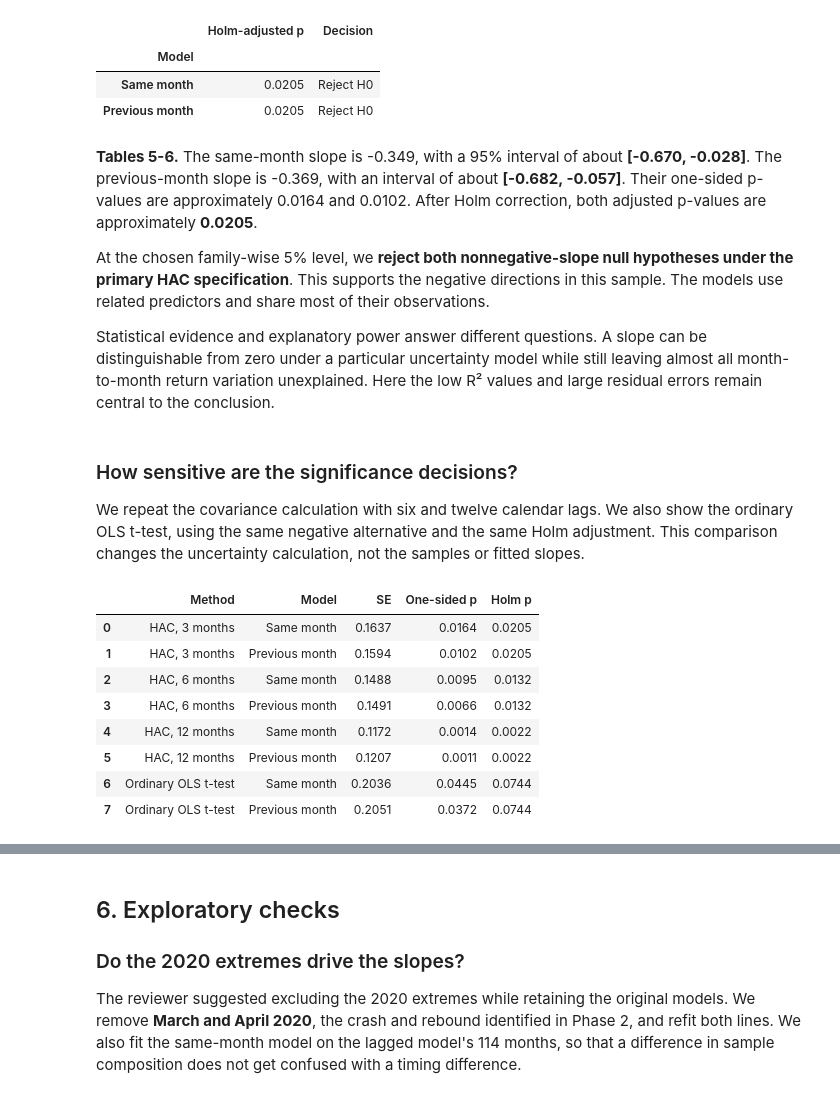
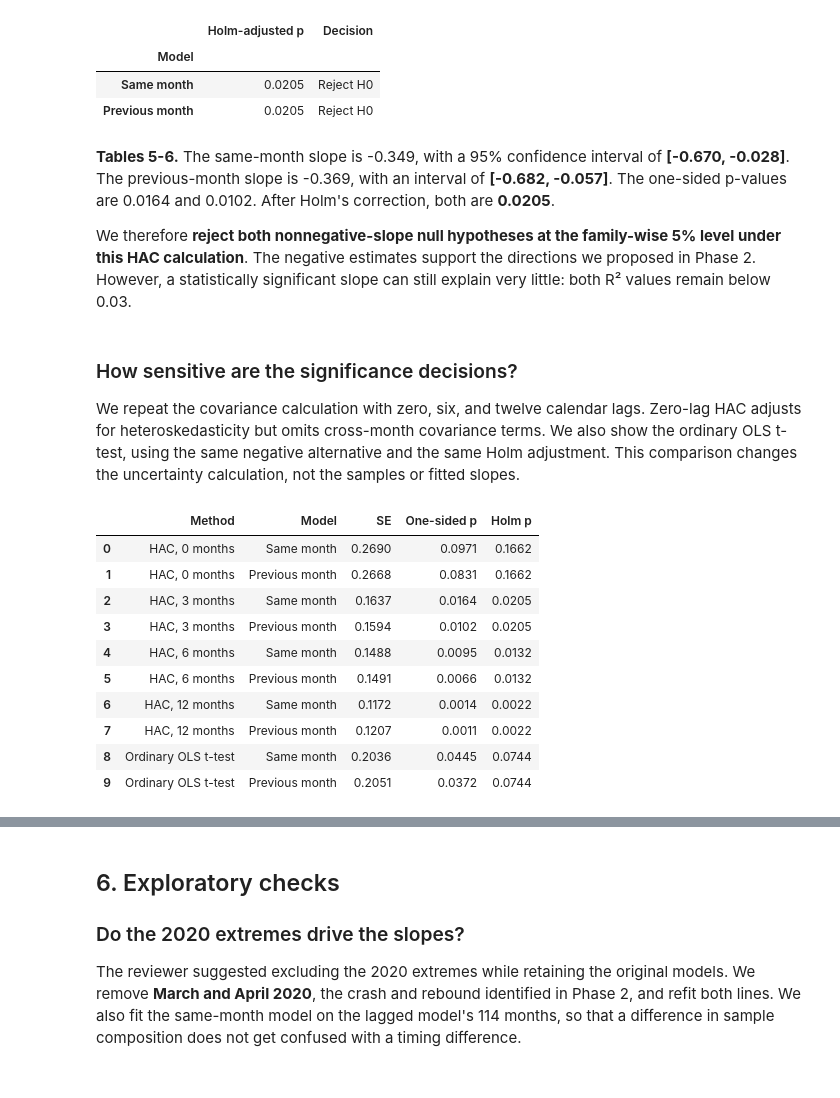
Before and after one commit to jkwon128/INFO2950-Project, a Jupyter notebook: phase3/Phase3_Report.ipynb, the cells around one changed output, grey strips where cells are left out. Cells and saved outputs as stored; diff of their text form; code cells hidden in the pictures.

Commit message:
Sync final Phase 3 report from Deepnote

```diff
--- a/phase3/Phase3_Report.ipynb
+++ b/phase3/Phase3_Report.ipynb
@@ -111,6 +116,8 @@ from IPython.display import display
 DATA = Path("data/processed")
 names = ["main", "lag", "same_common", "main_no_extremes",
          "lag_no_extremes", "expectations", "interest"]
+if not DATA.is_dir():
+    raise FileNotFoundError("Missing data/processed. Download the Phase 3 folder and run the separate data-cleaning notebook first.")
 samples = {name: pd.read_csv(DATA / f"{name}.csv", parse_dates=["date"])
            for name in names}
 main, lagged = samples["main"], samples["lag"]
@@ -120,7 +127,6 @@ for frame in samples.values():
     assert frame[["sp500_return_pct", "headline_yoy_pct"]].notna().all().all()
 plt.rcParams.update({"figure.figsize": (8, 3.5), "font.size": 10,
                      "axes.spines.top": False, "axes.spines.right": False})
-pd.options.display.float_format = "{:,.4f}".format
 print("Loaded seven prepared samples; main n=116, lagged n=114.")
 # %% [output]
 Loaded seven prepared samples; main n=116, lagged n=114.
@@ -406,44 +422,44 @@ display(decisions.round(4))
 | Same month | 0.0205 | Reject H0 |
 | Previous month | 0.0205 | Reject H0 |
 # %% [markdown]
-**Tables 5-6.** The same-month slope is -0.349, with a 95% interval of about **[-0.670, -0.028]**. The previous-month slope is -0.369, with an interval of about **[-0.682, -0.057]**. Their one-sided p-values are approximately 0.0164 and 0.0102. After Holm correction, both adjusted p-values are approximately **0.0205**.
+**Tables 5-6.** The same-month slope is -0.349, with a 95% confidence interval of **[-0.670, -0.028]**. The previous-month slope is -0.369, with an interval of **[-0.682, -0.057]**. The one-sided p-values are 0.0164 and 0.0102. After Holm's correction, both are **0.0205**.
 
-At the chosen family-wise 5% level, we **reject both nonnegative-slope null hypotheses under the primary HAC specification**. This supports the negative directions in this sample. The models use related predictors and share most of their observations.
-
-Statistical evidence and explanatory power answer different questions. A slope can be distinguishable from zero under a particular uncertainty model while still leaving almost all month-to-month return variation unexplained. Here the low R² values and large residual errors remain central to the conclusion.
+We therefore **reject both nonnegative-slope null hypotheses at the family-wise 5% level under this HAC calculation**. The negative estimates support the directions we proposed in Phase 2. However, a statistically significant slope can still explain very little: both R² values remain below 0.03.
 # %% [markdown]
 <div class="page-break"></div>
 
 ### How sensitive are the significance decisions?
-We repeat the covariance calculation with six and twelve calendar lags. We also show the ordinary OLS t-test, using the same negative alternative and the same Holm adjustment. This comparison changes the uncertainty calculation, not the samples or fitted slopes.
+We repeat the covariance calculation with zero, six, and twelve calendar lags. Zero-lag HAC adjusts for heteroskedasticity but omits cross-month covariance terms. We also show the ordinary OLS t-test, using the same negative alternative and the same Holm adjustment. This comparison changes the uncertainty calculation, not the samples or fitted slopes.
 # %%
 uncertainty_rows = []
-for bandwidth in [3, 6, 12]:
+for bandwidth in [0, 3, 6, 12]:
     pvalues, errors = [], []
     for label, frame, predictor in specs:
         beta, se, _ = calendar_hac(frame, [predictor], bandwidth)
         pvalues.append(norm.cdf(beta[1] / se[1]))
         errors.append(se[1])
     adjusted = multipletests(pvalues, method="holm")[1]
     for j, (label, _, _) in enumerate(specs):
         uncertainty_rows.append({"Method": f"HAC, {bandwidth} months",
             "Model": label, "SE": errors[j], "One-sided p": pvalues[j],
             "Holm p": adjusted[j]})
 ordinary_p = [ols1.pvalues.iloc[1] / 2, ols2.pvalues.iloc[1] / 2]
 ordinary_adjusted = multipletests(ordinary_p, method="holm")[1]
 for j, (label, model) in enumerate([("Same month", ols1),
                                    ("Previous month", ols2)]):
     uncertainty_rows.append({"Method": "Ordinary OLS t-test", "Model": label,
         "SE": model.bse.iloc[1], "One-sided p": ordinary_p[j],
         "Holm p": ordinary_adjusted[j]})
 display(pd.DataFrame(uncertainty_rows).round(4))
 # %% [output]
 |  | Method | Model | SE | One-sided p | Holm p |
-| 0 | HAC, 3 months | Same month | 0.1637 | 0.0164 | 0.0205 |
-| 1 | HAC, 3 months | Previous month | 0.1594 | 0.0102 | 0.0205 |
-| 2 | HAC, 6 months | Same month | 0.1488 | 0.0095 | 0.0132 |
-| 3 | HAC, 6 months | Previous month | 0.1491 | 0.0066 | 0.0132 |
-| 4 | HAC, 12 months | Same month | 0.1172 | 0.0014 | 0.0022 |
-| 5 | HAC, 12 months | Previous month | 0.1207 | 0.0011 | 0.0022 |
-| 6 | Ordinary OLS t-test | Same month | 0.2036 | 0.0445 | 0.0744 |
-| 7 | Ordinary OLS t-test | Previous month | 0.2051 | 0.0372 | 0.0744 |
+| 0 | HAC, 0 months | Same month | 0.2690 | 0.0971 | 0.1662 |
+| 1 | HAC, 0 months | Previous month | 0.2668 | 0.0831 | 0.1662 |
+| 2 | HAC, 3 months | Same month | 0.1637 | 0.0164 | 0.0205 |
+| 3 | HAC, 3 months | Previous month | 0.1594 | 0.0102 | 0.0205 |
+| 4 | HAC, 6 months | Same month | 0.1488 | 0.0095 | 0.0132 |
+| 5 | HAC, 6 months | Previous month | 0.1491 | 0.0066 | 0.0132 |
+| 6 | HAC, 12 months | Same month | 0.1172 | 0.0014 | 0.0022 |
+| 7 | HAC, 12 months | Previous month | 0.1207 | 0.0011 | 0.0022 |
+| 8 | Ordinary OLS t-test | Same month | 0.2036 | 0.0445 | 0.0744 |
+| 9 | Ordinary OLS t-test | Previous month | 0.2051 | 0.0372 | 0.0744 |
```
Also changed, not shown: parts of 44 cells of this notebook, 8 other files.
